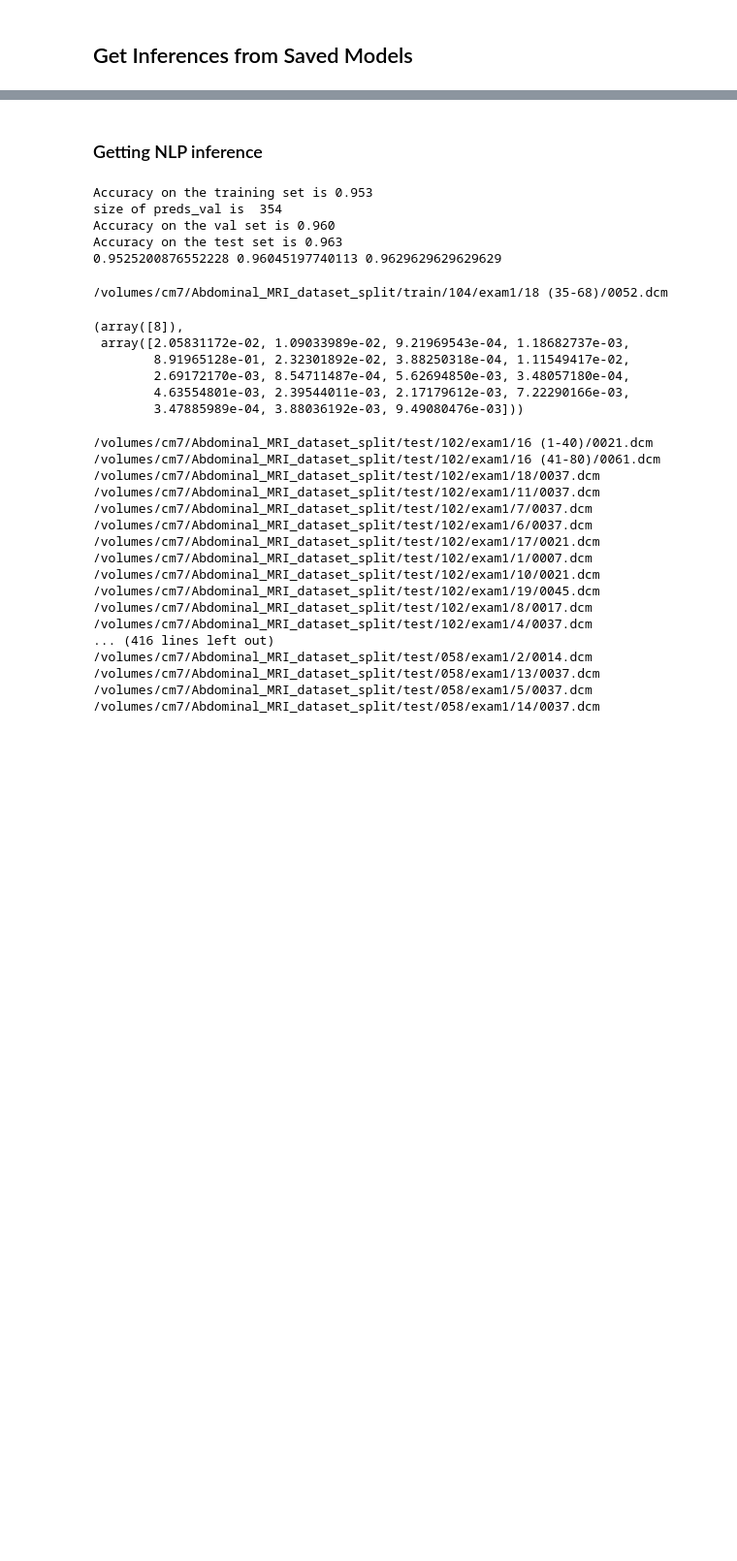
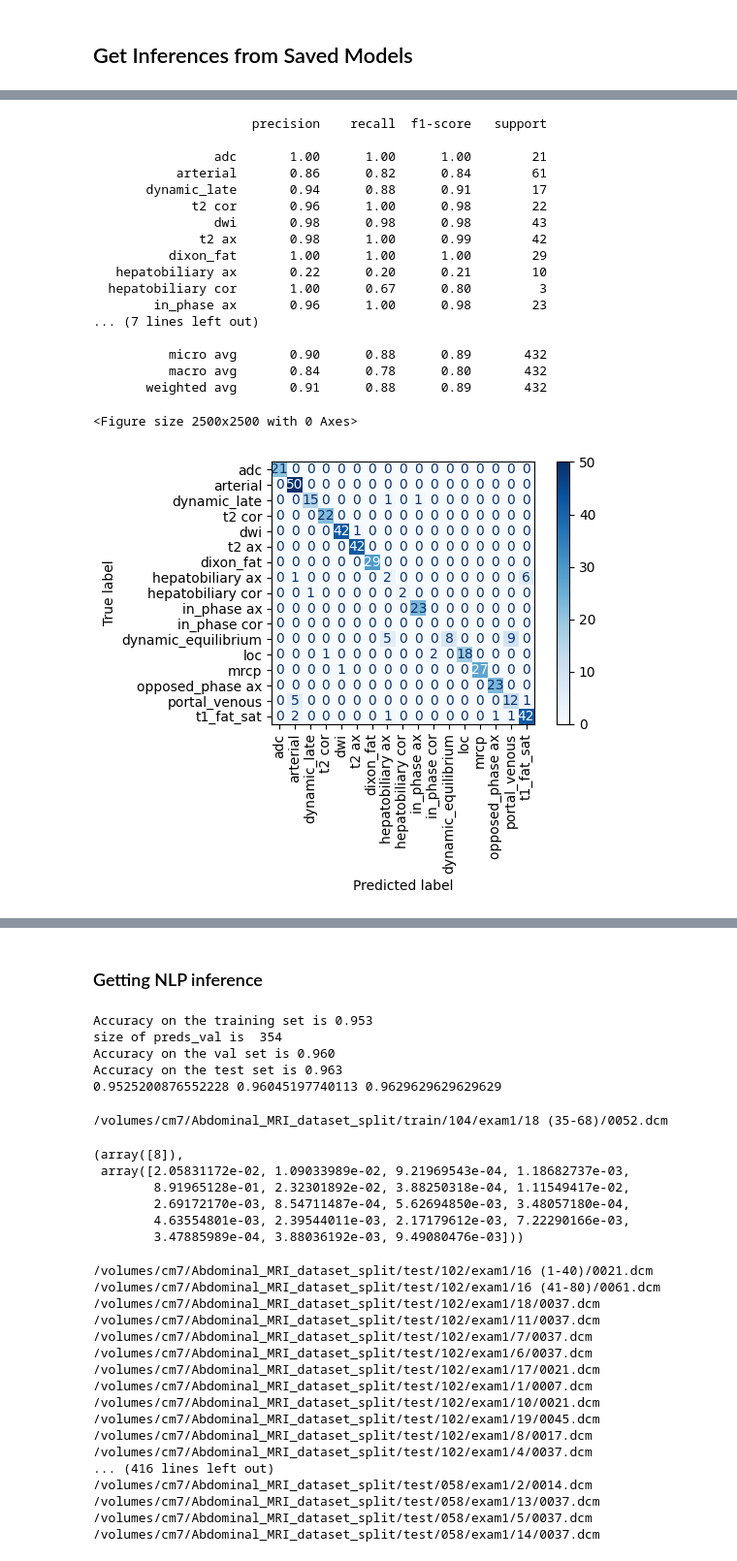
Before and after one commit to mille055/AIPI540_individual_project, a Jupyter notebook: notebooks/AIPI540_IP_forpaper.ipynb, the cells around one changed output, grey strips where cells are left out. Shown at 97% size. Drawn from its saved outputs; the diff is of its cells as text; code cells hidden in the pictures; blank space fills up the shorter version.

```diff
--- a/notebooks/AIPI540_IP_forpaper.ipynb
+++ b/notebooks/AIPI540_IP_forpaper.ipynb
@@ -218,0 +219,22 @@ It shows no significant change in the overall accuracy compared with the default
+# %%
+h = display_and_save_results2(con_and_70_df.preds, con_and_70_df.true, fn='con_and_70', saveflag=True)
+# %% [output]
+                     precision    recall  f1-score   support
+
+                adc       1.00      1.00      1.00        21
+           arterial       0.86      0.82      0.84        61
+       dynamic_late       0.94      0.88      0.91        17
+             t2 cor       0.96      1.00      0.98        22
+                dwi       0.98      0.98      0.98        43
+              t2 ax       0.98      1.00      0.99        42
+          dixon_fat       1.00      1.00      1.00        29
+   hepatobiliary ax       0.22      0.20      0.21        10
+  hepatobiliary cor       1.00      0.67      0.80         3
+        in_phase ax       0.96      1.00      0.98        23
+... (7 lines left out)
+
+          micro avg       0.90      0.88      0.89       432
+          macro avg       0.84      0.78      0.80       432
+       weighted avg       0.91      0.88      0.89       432
+<Figure size 2500x2500 with 0 Axes>
+[figure, added]
```
Also changed, not shown: parts of 49 cells of this notebook, 27 other files.
